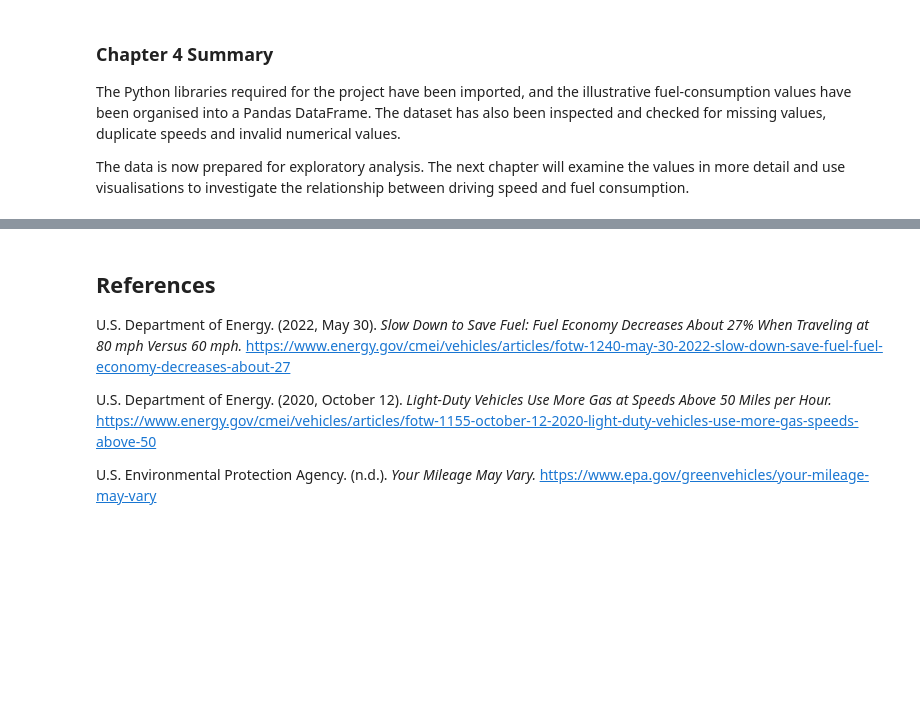
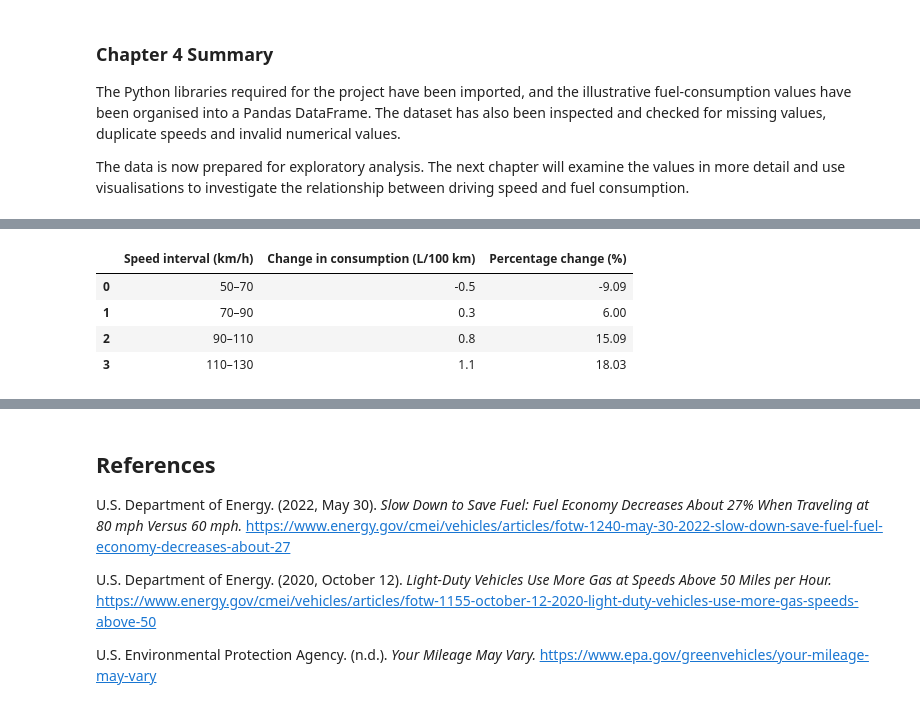
Before and after one commit to PoloPulseNiko/Math_Concepts_For_Developers_Exam, a Jupyter notebook: fuel_consumption_project.ipynb, the cells around one changed output, grey strips where cells are left out. Cells and saved outputs as stored; diff of their text form; code cells hidden in the pictures; blank space fills up the shorter version.

```diff
--- a/fuel_consumption_project.ipynb
+++ b/fuel_consumption_project.ipynb
@@ -280,0 +401,21 @@ The data is now prepared for exploratory analysis. The next chapter will examine
+# %%
+speed_changes = fuel_data["Speed (km/h)"].diff()
+consumption_changes = fuel_data["Fuel consumption (L/100 km)"].diff()
+percentage_changes = fuel_data["Fuel consumption (L/100 km)"].pct_change() * 100
+
+change_data = pd.DataFrame({
+    "Speed interval (km/h)": [
+        f"{int(fuel_data['Speed (km/h)'].iloc[i-1])}–{int(fuel_data['Speed (km/h)'].iloc[i])}"
+        for i in range(1, len(fuel_data))
+    ],
+    "Change in consumption (L/100 km)": consumption_changes.iloc[1:].to_numpy(),
+    "Percentage change (%)": percentage_changes.iloc[1:].to_numpy()
+})
+
+change_data.round(2)
+# %% [output]
+|  | Speed interval (km/h) | Change in consumption (L/100 km) | Percentage change (%) |
+| 0 | 50–70 | -0.5 | -9.09 |
+| 1 | 70–90 | 0.3 | 6.00 |
+| 2 | 90–110 | 0.8 | 15.09 |
+| 3 | 110–130 | 1.1 | 18.03 |
```
Also changed, not shown: parts of 24 cells of this notebook.
